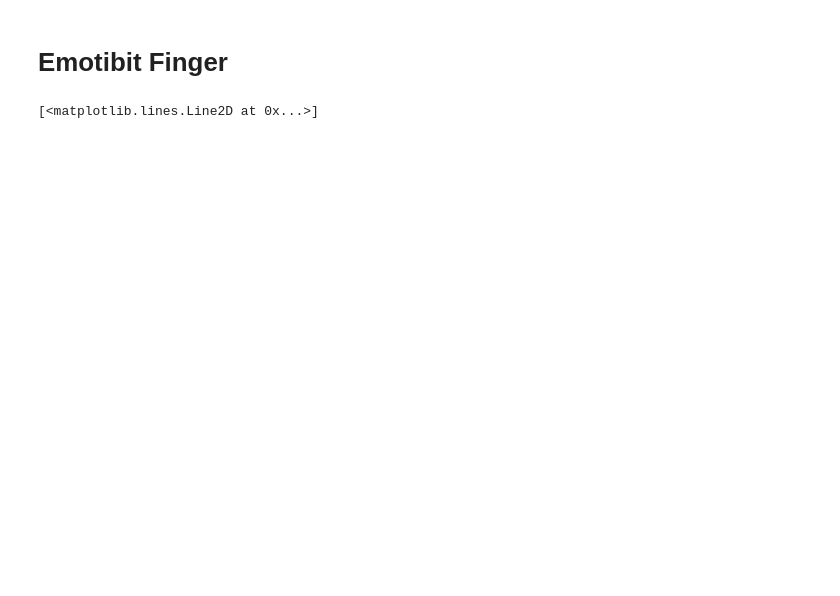
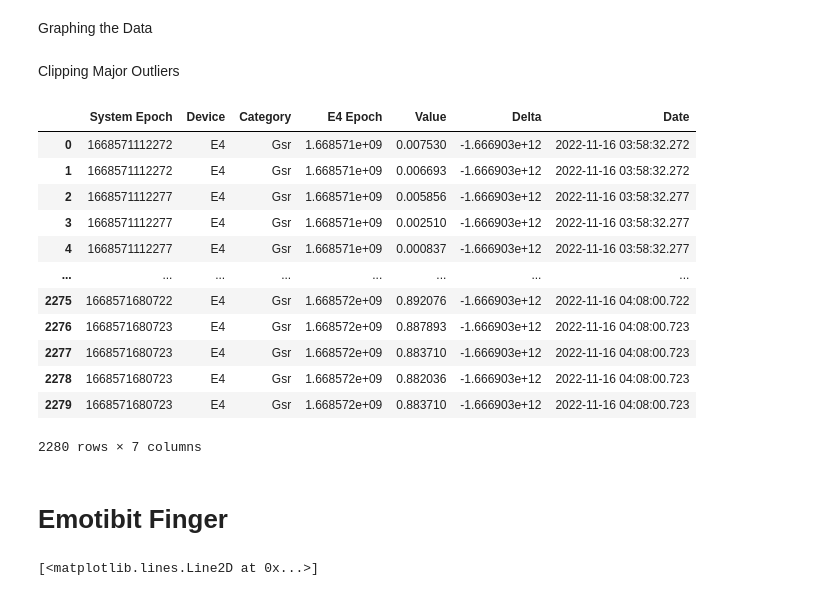
Before and after one commit to nabrown8/EDA, a Jupyter notebook: empatica/Visualizing_Data.ipynb, the cells around one changed output. Cells and saved outputs as stored; diff of their text form; code cells hidden in the pictures; blank space fills up the shorter version.

```diff
--- a/empatica/Visualizing_Data.ipynb
+++ b/empatica/Visualizing_Data.ipynb
@@ -5,8 +5,8 @@ import cv2
 import os
 import matplotlib.pyplot as plt
 # %%
-empatica = "C:/Users/carlo/Downloads/empatica-20221026T034128Z-001/empatica/data6.csv"
-emotibit = "C:/Users/carlo/Downloads/empatica-20221026T034128Z-001/empatica/EmotiBit1666700387.3372777.csv"
+empatica = "C:/Users/carlo/Documents/GitHub/EDA/empatica/data6.csv"
+emotibit = "C:/Users/carlo/Documents/GitHub/EDA/empatica/EmotiBit1668571105.1938765.csv"
 # %%
 df_empatica = pd.read_csv(empatica)
 
@@ -14,7 +56,27 @@ df_emotibit = pd.read_csv(emotibit)
+# %% [markdown]
+Graphing the Data
 # %%
 Left = df_empatica["Value"].dropna()
+# %% [markdown]
+Clipping Major Outliers
 # %%
 df_empatica = df_empatica[df_empatica.Value<5]
 df_empatica = df_empatica[df_empatica.Value>=0]
 # %%
 Right = df_emotibit["EDA"]
+# %%
+df_empatica
+# %% [output]
+|  | System Epoch | Device | Category | E4 Epoch | Value | Delta | Date |
+| 0 | 1668571112272 | E4 | Gsr | 1.668571e+09 | 0.007530 | -1.666903e+12 | 2022-11-16 03:58:32.272 |
+| 1 | 1668571112272 | E4 | Gsr | 1.668571e+09 | 0.006693 | -1.666903e+12 | 2022-11-16 03:58:32.272 |
+| 2 | 1668571112277 | E4 | Gsr | 1.668571e+09 | 0.005856 | -1.666903e+12 | 2022-11-16 03:58:32.277 |
+| 3 | 1668571112277 | E4 | Gsr | 1.668571e+09 | 0.002510 | -1.666903e+12 | 2022-11-16 03:58:32.277 |
+| 4 | 1668571112277 | E4 | Gsr | 1.668571e+09 | 0.000837 | -1.666903e+12 | 2022-11-16 03:58:32.277 |
+| ... | ... | ... | ... | ... | ... | ... | ... |
+| 2275 | 1668571680722 | E4 | Gsr | 1.668572e+09 | 0.892076 | -1.666903e+12 | 2022-11-16 04:08:00.722 |
+| 2276 | 1668571680723 | E4 | Gsr | 1.668572e+09 | 0.887893 | -1.666903e+12 | 2022-11-16 04:08:00.723 |
+| 2277 | 1668571680723 | E4 | Gsr | 1.668572e+09 | 0.883710 | -1.666903e+12 | 2022-11-16 04:08:00.723 |
+| 2278 | 1668571680723 | E4 | Gsr | 1.668572e+09 | 0.882036 | -1.666903e+12 | 2022-11-16 04:08:00.723 |
+| 2279 | 1668571680723 | E4 | Gsr | 1.668572e+09 | 0.883710 | -1.666903e+12 | 2022-11-16 04:08:00.723 |
+2280 rows × 7 columns
```
Also changed, not shown: parts of 25 cells of this notebook, 15 other files.
